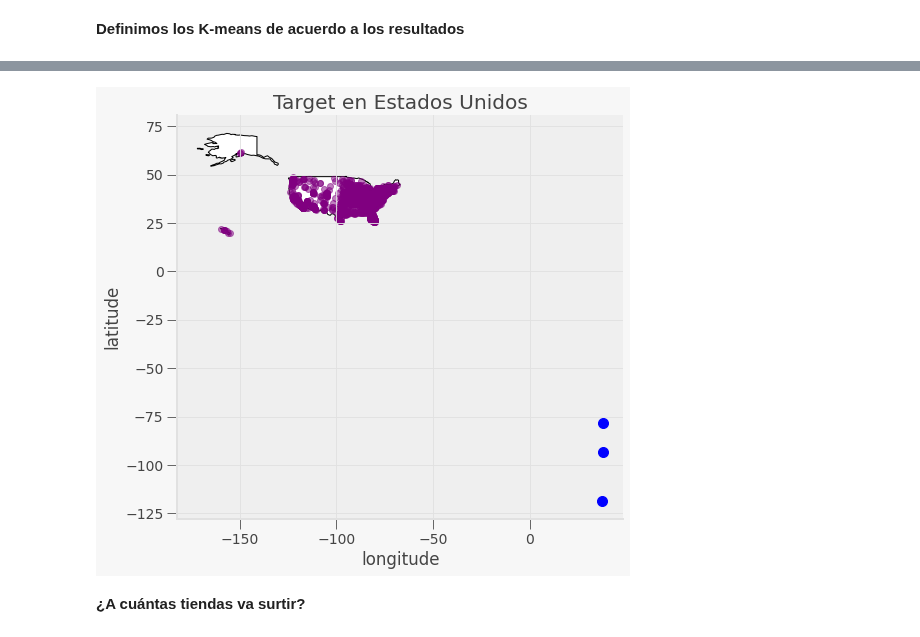
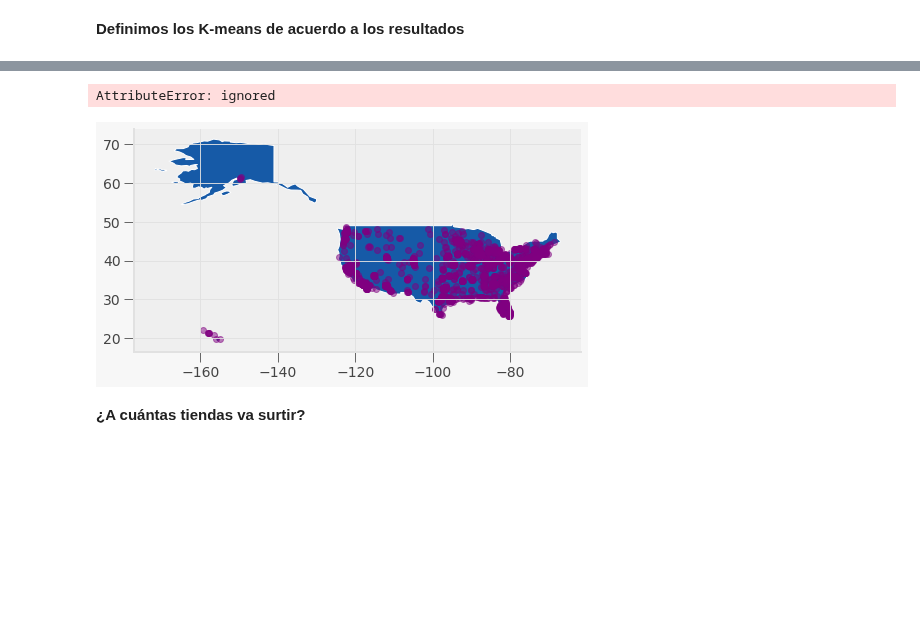
Before and after one commit to PosgradoMNA/actividades-de-aprendizaje-A01793918_HelmyMoreno, a Jupyter notebook: TecMty_kmeans_target_v01793918.ipynb, the cells around one changed output, grey strips where cells are left out. Cells and saved outputs as stored; diff of their text form; code cells hidden in the pictures; blank space fills up the shorter version.

```diff
--- a/TecMty_kmeans_target_v01793918.ipynb
+++ b/TecMty_kmeans_target_v01793918.ipynb
@@ -291,22 +291,26 @@ Feature names must be in the same order as they were in fit.
 # %%
 fig, gax = plt.subplots(figsize=(8,8))
 
-world.query("name == 'United States of America'").plot(ax = gax, edgecolor='black', color='white')
+world.query("name == 'United States of America'").plot(ax = gax, edgecolor='white')
 
 gdf.plot(ax=gax, color='purple', alpha = 0.5)
-gdf_C.plot(ax=gax, color='blue', alpha = 1, markersize = 100)
+# gdf_C.plot(ax=gax, color='black', alpha = 1, markersize = 300)
 
-
+C_DF .plot(
+    ax=gax, edgecolor='black', column='rel_trump_share', legend=True, cmap='RdBu_r',
+    vmin=0.1, vmax=0.5
+)
 gax.set_xlabel('longitude')
 gax.set_ylabel('latitude')
 gax.set_title('Target en Estados Unidos')
 
 gax.spines['top'].set_visible(False)
 gax.spines['right'].set_visible(False)
 
 plt.show()
 # %% [output]
+AttributeError: ignored
-[figure, old version]
+[figure, new version]
 # %% [markdown]
 **¿A cuántas tiendas va surtir?**
 # %%
```
Also changed, not shown: parts of 10 cells of this notebook.
